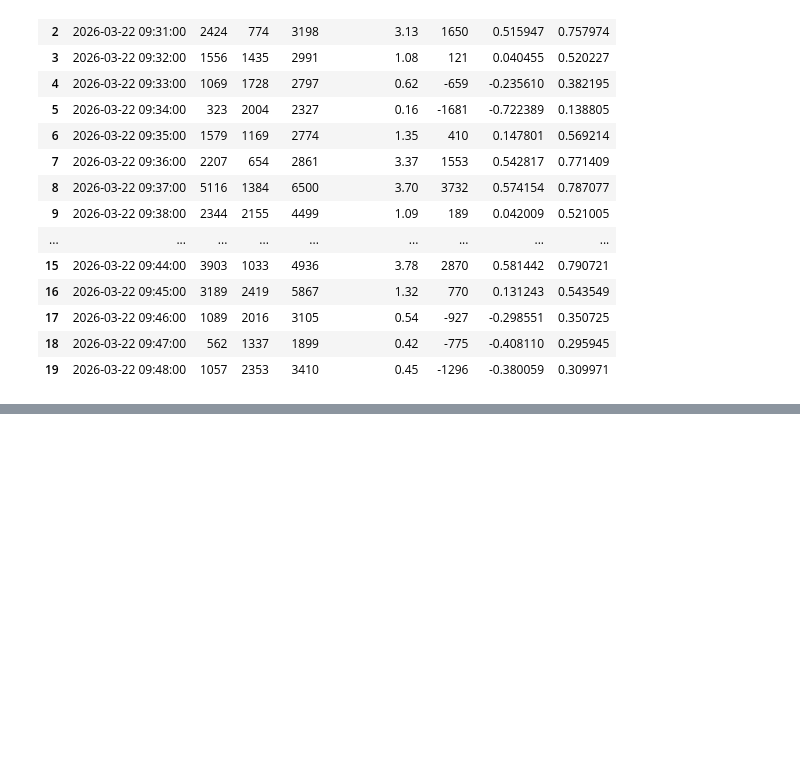
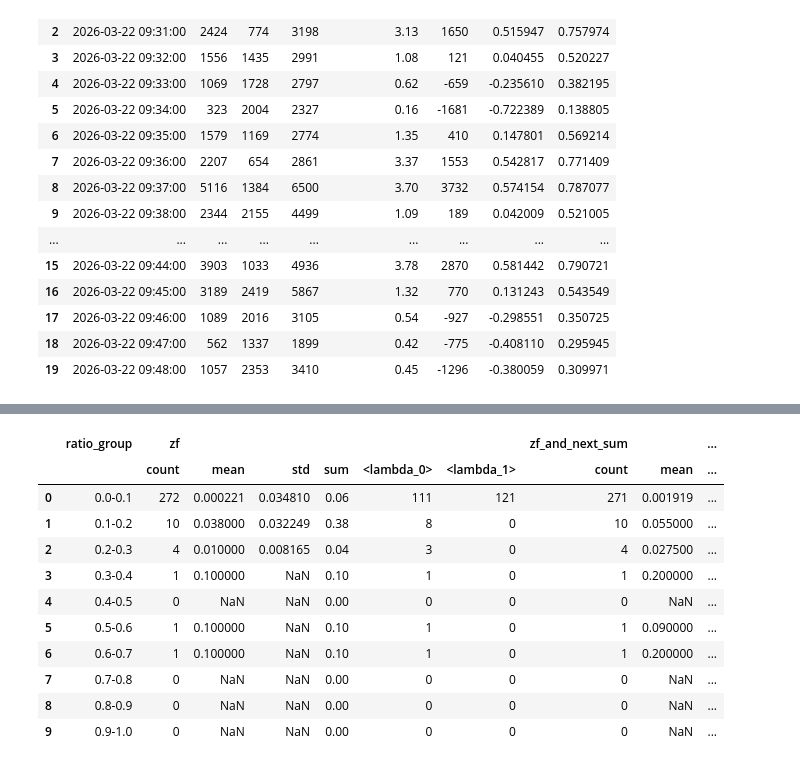
Before and after one commit to chen-cyw-yan/GP, a Jupyter notebook: 当日策列/股票数据.ipynb, the cells around one changed output, grey strips where cells are left out. Cells and saved outputs as stored; diff of their text form; code cells hidden in the pictures; blank space fills up the shorter version.

```diff
--- a/当日策列/股票数据.ipynb
+++ b/当日策列/股票数据.ipynb
@@ -141,0 +359,45 @@ df.head(20)
+# %%
+bins = np.arange(0, 1.1, 0.1) # [0.0, 0.1, 0.2, ..., 1.0]
+labels = [f"{i/10:.1f}-{(i+1)/10:.1f}" for i in range(10)] # ["0.0-0.1", "0.1-0.2", ..., "0.9-1.0"]
+# %%
+min15_df['ratio_group'] = pd.cut(min15_df['buy_ratio_norm'], bins=bins, labels=labels, right=False)
+# %%
+min_zb=min15_df['zb'].min()
+max_zb=min15_df['zb'].max()
+
+if max_zb - min_zb != 0:
+    min15_df['zb_norm'] = (min15_df['zb'] - min_zb) / (max_zb - min_zb)
+else:
+    min15_df['zb_norm'] = 0.0 # 所有值相同，归一化为 0
+# %%
+min15_df['zb_group'] = pd.cut(min15_df['zb_norm'], bins=bins, labels=labels, right=False)
+min15_df['zf_and_next_sum'] = min15_df['zf'] + min15_df['next_day_zf']
+# %%
+min15_df.groupby('ratio_group').agg({
+    'zf': ['count',
+           'mean',
+           'std',
+           'sum',
+           lambda x:(x>0).sum(),
+           lambda x:(x<0).sum()],
+    'zf_and_next_sum':
+        ['count',
+           'mean',
+           'std',
+           'sum',
+           lambda x:(x>0).sum(),
+           lambda x:(x<0).sum()],
+}).reset_index()
+# %% [output]
+|  | ratio_group | zf |  |  |  |  |  | zf_and_next_sum |  | ... |
+|  |  | count | mean | std | sum | <lambda_0> | <lambda_1> | count | mean | ... |
+| 0 | 0.0-0.1 | 272 | 0.000221 | 0.034810 | 0.06 | 111 | 121 | 271 | 0.001919 | ... |
+| 1 | 0.1-0.2 | 10 | 0.038000 | 0.032249 | 0.38 | 8 | 0 | 10 | 0.055000 | ... |
+| 2 | 0.2-0.3 | 4 | 0.010000 | 0.008165 | 0.04 | 3 | 0 | 4 | 0.027500 | ... |
+| 3 | 0.3-0.4 | 1 | 0.100000 | NaN | 0.10 | 1 | 0 | 1 | 0.200000 | ... |
+| 4 | 0.4-0.5 | 0 | NaN | NaN | 0.00 | 0 | 0 | 0 | NaN | ... |
+| 5 | 0.5-0.6 | 1 | 0.100000 | NaN | 0.10 | 1 | 0 | 1 | 0.090000 | ... |
+| 6 | 0.6-0.7 | 1 | 0.100000 | NaN | 0.10 | 1 | 0 | 1 | 0.200000 | ... |
+| 7 | 0.7-0.8 | 0 | NaN | NaN | 0.00 | 0 | 0 | 0 | NaN | ... |
+| 8 | 0.8-0.9 | 0 | NaN | NaN | 0.00 | 0 | 0 | 0 | NaN | ... |
+| 9 | 0.9-1.0 | 0 | NaN | NaN | 0.00 | 0 | 0 | 0 | NaN | ... |
```
Also changed, not shown: parts of 8 cells of this notebook.
